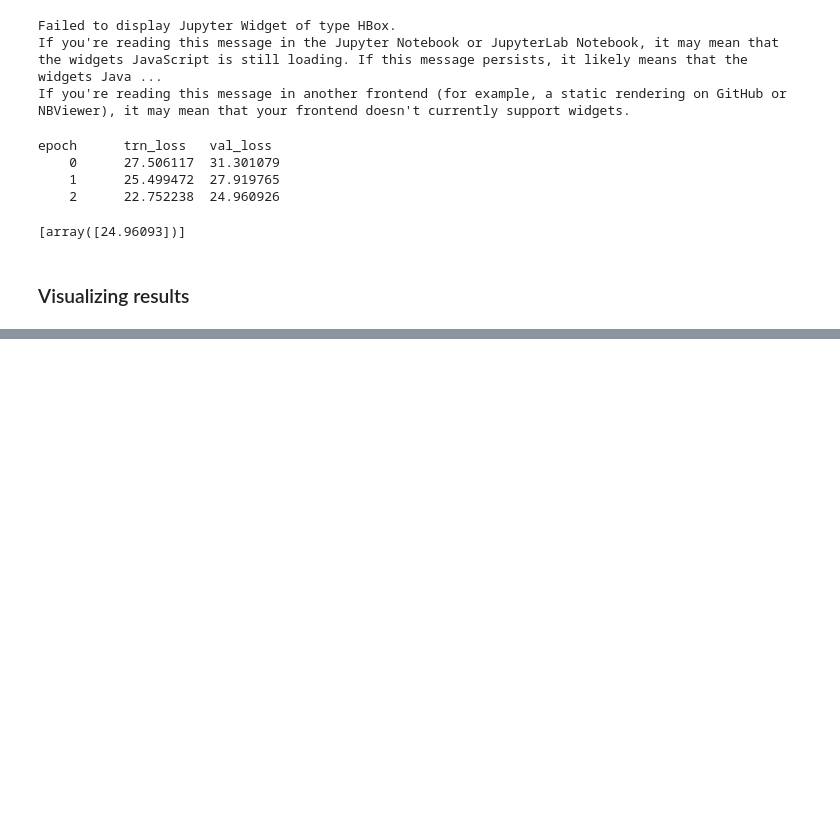
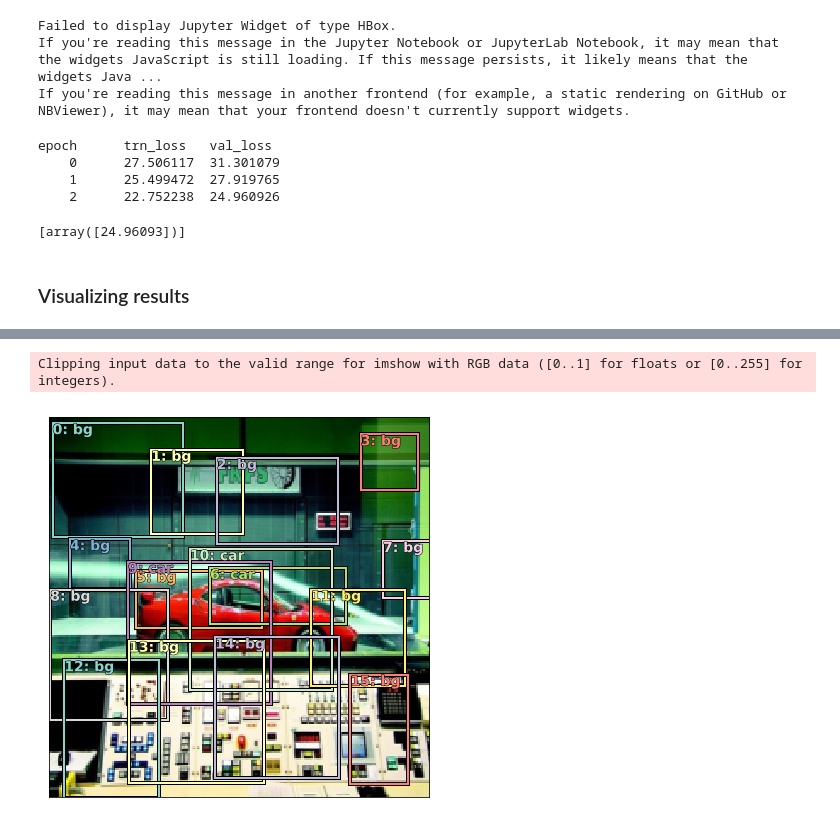
Before and after one commit to radekosmulski/machine_learning_notebooks, a Jupyter notebook: pascal_voc2007_multi.ipynb, the cells around one changed output, grey strips where cells are left out. Drawn from its saved outputs; the diff is of its cells as text; code cells hidden in the pictures; blank space fills up the shorter version.

```diff
--- a/pascal_voc2007_multi.ipynb
+++ b/pascal_voc2007_multi.ipynb
@@ -645,4 +670,11 @@ x,y = next(iter(md.trn_dl))
+# %%
+def show_torch_predictions(im, bbs, clas=None, ax=None, show_bg=True, **kwargs):
+    im, bbs = to_np(im), to_np(actn_to_bb(b_bb[idx], anchors) * sz)
+    if clas is not None: clas = to_np(b_c[idx].max(1)[1])
+    if ax is None: ax = plt.subplots(figsize=(7,7))[1]
+    if not show_bg:
+        non_bg_idx = clas != 20
+        bbs, clas = bbs[non_bg_idx], clas[non_bg_idx]
+    show_ground_truth(ax, md.trn_ds.denorm(im)[0], bbs, clas, **kwargs)
 # %%
 b_c, b_bb = learn.model(V(x))
-# %%
-idx = 0
@@ -659,0 +681,5 @@ y[1]
+# %%
+show_torch_predictions(x[idx], b_bb[idx], b_c[idx])
+# %% [output]
+Clipping input data to the valid range for imshow with RGB data ([0..1] for floats or [0..255] for integers).
+[figure, added]
```
Also changed, not shown: parts of 24 cells of this notebook.
